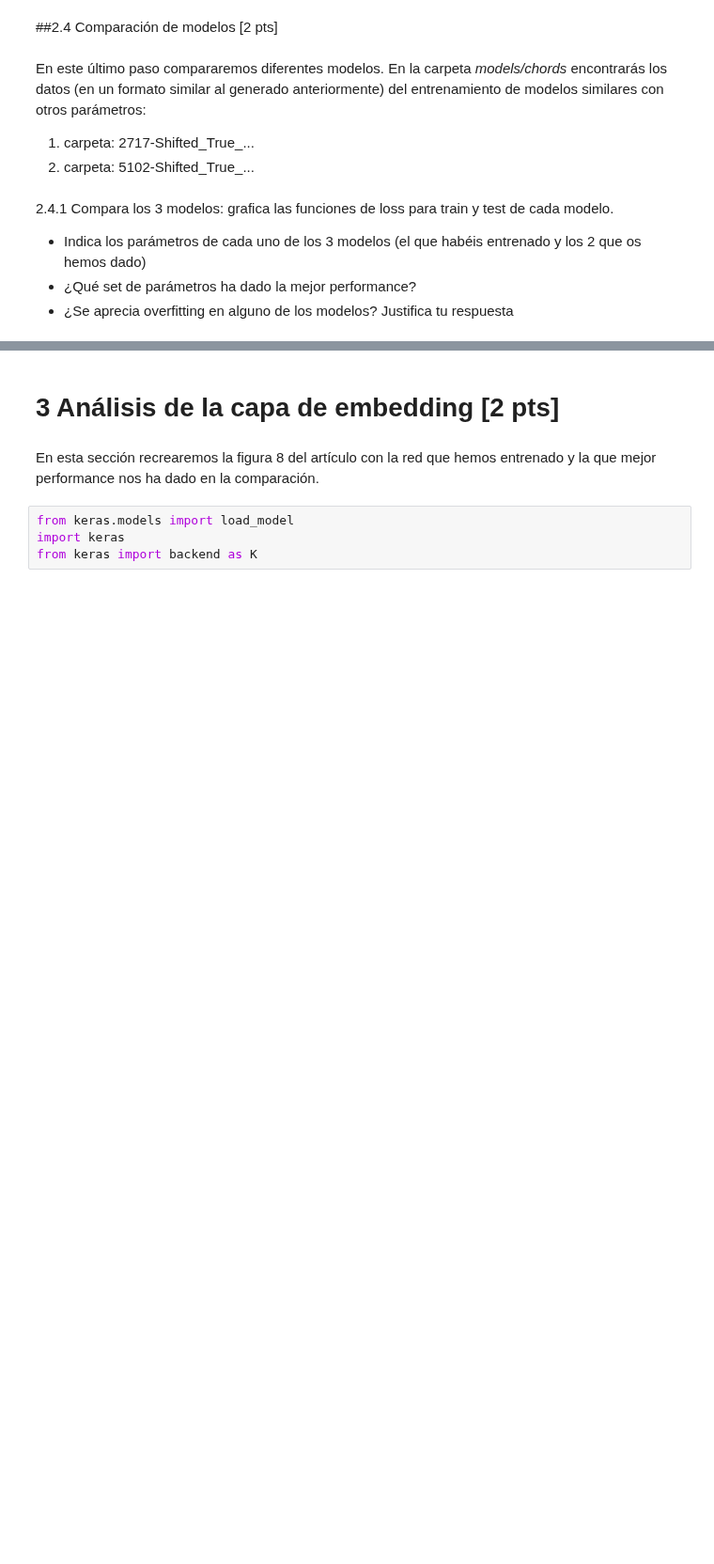
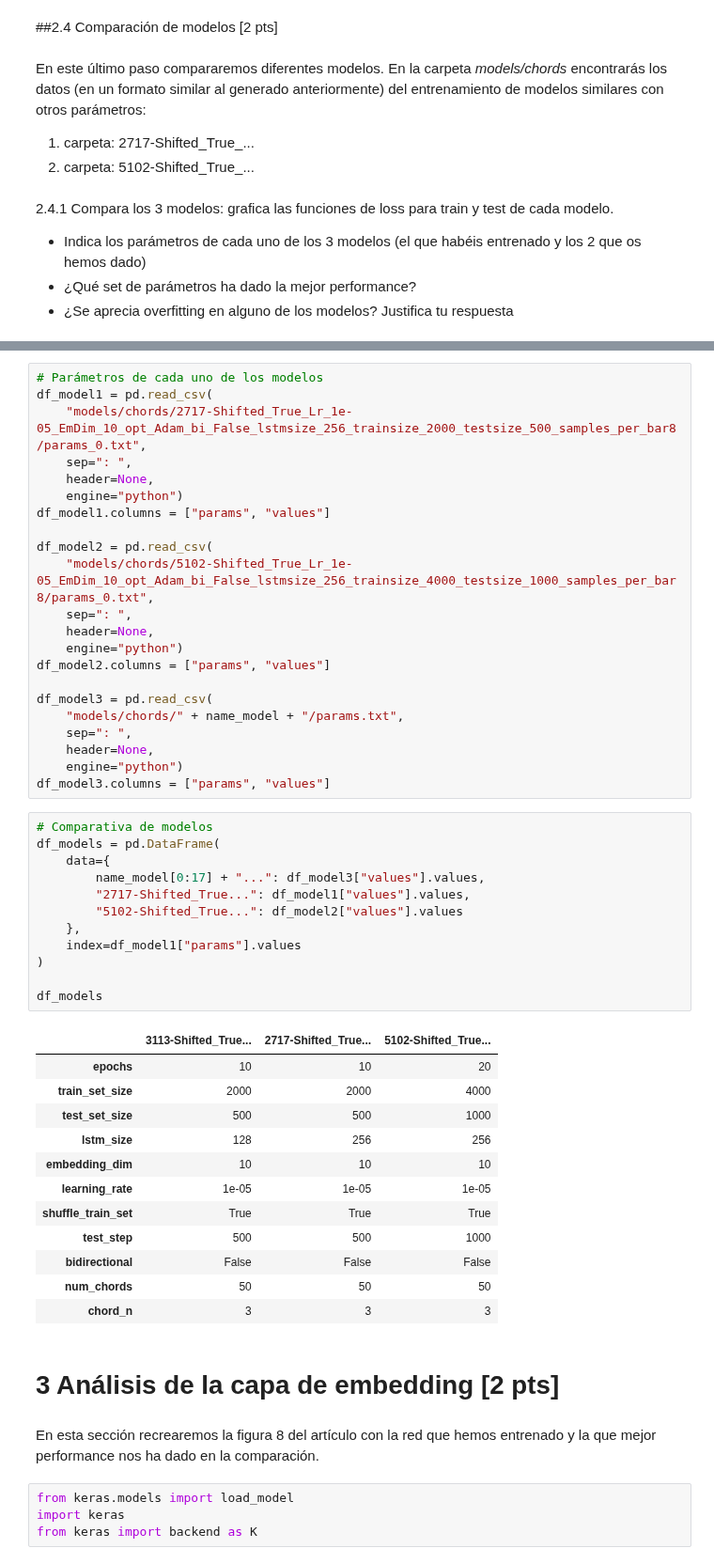
Before and after one commit to mariousm/Data-Science-Master, a Jupyter notebook: 2021-22/SegundoSemestre/DeepLearning/PEC3/UbiernaSanMamesMario_PEC3.ipynb, the cells around one changed output, grey strips where cells are left out. Shown at 94% size. Saved outputs shown, nothing was run; the diff lists cells and outputs as text; blank space fills up the shorter version.

```diff
--- a/2021-22/SegundoSemestre/DeepLearning/PEC3/UbiernaSanMamesMario_PEC3.ipynb
+++ b/2021-22/SegundoSemestre/DeepLearning/PEC3/UbiernaSanMamesMario_PEC3.ipynb
@@ -585,3 +612,50 @@ train_loss
+# %%
+# Parámetros de cada uno de los modelos
+df_model1 = pd.read_csv(
+    "models/chords/2717-Shifted_True_Lr_1e-05_EmDim_10_opt_Adam_bi_False_lstmsize_256_trainsize_2000_testsize_500_samples_per_bar8/params_0.txt",
+    sep=": ",
+    header=None,
+    engine="python")
+df_model1.columns = ["params", "values"]
+
+df_model2 = pd.read_csv(
+    "models/chords/5102-Shifted_True_Lr_1e-05_EmDim_10_opt_Adam_bi_False_lstmsize_256_trainsize_4000_testsize_1000_samples_per_bar8/params_0.txt",
+    sep=": ",
+    header=None,
+    engine="python")
+df_model2.columns = ["params", "values"]
+
+df_model3 = pd.read_csv(
+    "models/chords/" + name_model + "/params.txt",
+    sep=": ",
+    header=None,
+    engine="python")
+df_model3.columns = ["params", "values"]
+# %%
+# Comparativa de modelos
+df_models = pd.DataFrame(
+    data={
+        name_model[0:17] + "...": df_model3["values"].values,
+        "2717-Shifted_True...": df_model1["values"].values,
+        "5102-Shifted_True...": df_model2["values"].values
+    },
+    index=df_model1["params"].values
+)
+
+df_models
+# %% [output]
+|  | 3113-Shifted_True... | 2717-Shifted_True... | 5102-Shifted_True... |
+| epochs | 10 | 10 | 20 |
+| train_set_size | 2000 | 2000 | 4000 |
+| test_set_size | 500 | 500 | 1000 |
+| lstm_size | 128 | 256 | 256 |
+| embedding_dim | 10 | 10 | 10 |
+| learning_rate | 1e-05 | 1e-05 | 1e-05 |
+| shuffle_train_set | True | True | True |
+| test_step | 500 | 500 | 1000 |
+| bidirectional | False | False | False |
+| num_chords | 50 | 50 | 50 |
+| chord_n | 3 | 3 | 3 |
 # %% [markdown]
 # 3 Análisis de la capa de embedding [2 pts]
 # %% [markdown]
```
Also changed, not shown: parts of 5 cells of this notebook.
